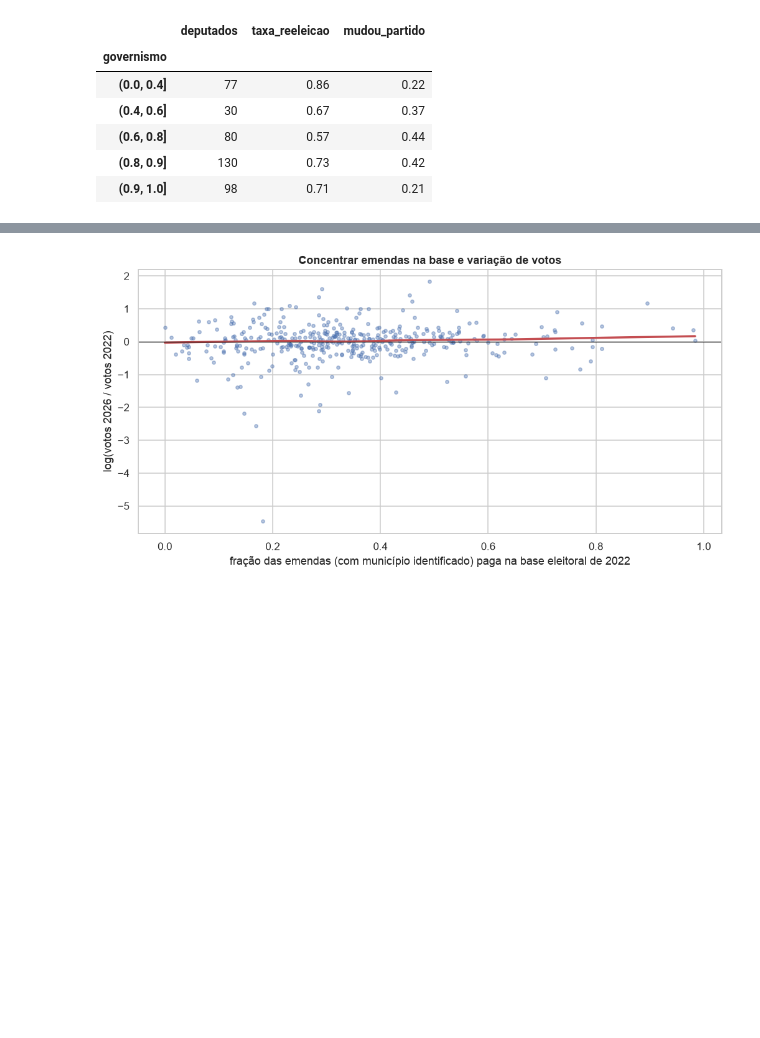
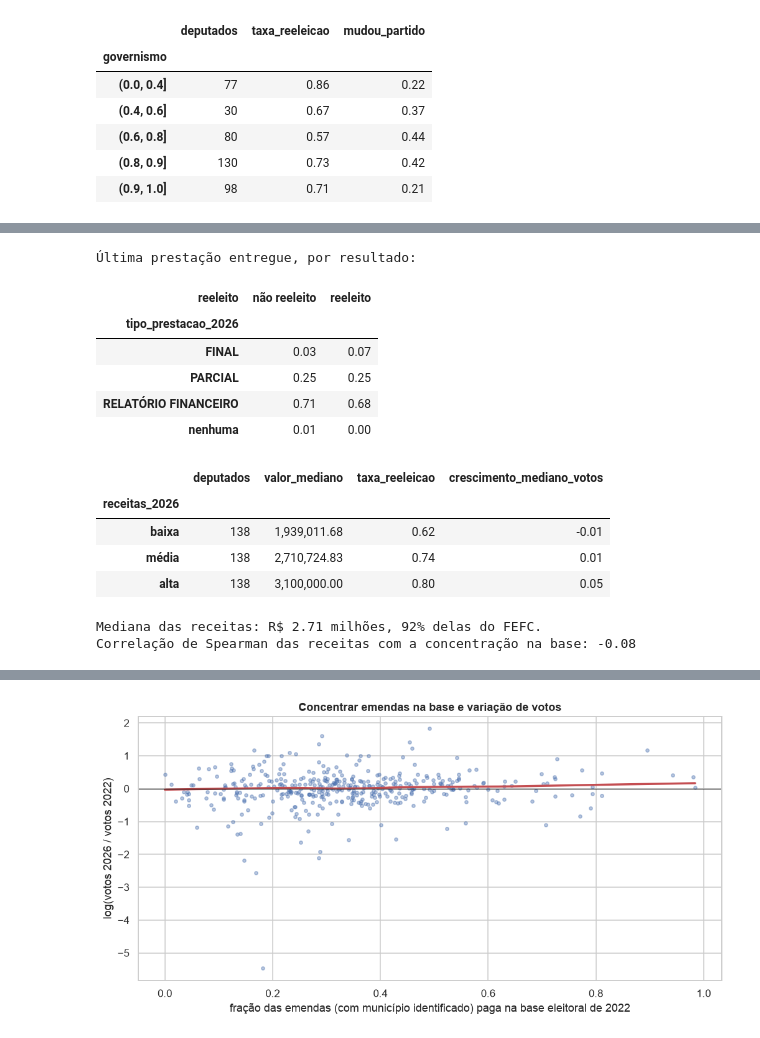
Before and after one commit to marcospflbarreto/eleicoes-2026, a Jupyter notebook: notebooks/04_emendas_reeleicao.ipynb, the cells around one changed output, grey strips where cells are left out. Drawn from its saved outputs; the diff is of its cells as text; code cells hidden in the pictures; blank space fills up the shorter version.

```diff
--- a/notebooks/04_emendas_reeleicao.ipynb
+++ b/notebooks/04_emendas_reeleicao.ipynb
@@ -308,3 +315,27 @@ governismo (faixas fixas: a oposição fica quase toda abaixo de 0,4)
+# %%
+print("Última prestação entregue, por resultado:")
+display(pd.crosstab(r["tipo_prestacao_2026"].fillna("nenhuma"), r["reeleito"].map({1: "reeleito", 0: "não reeleito"}),
+                    normalize="columns").round(2))
+display(taxa_por_faixa("receitas_2026"))
+print(f"Mediana das receitas: R$ {r['receitas_2026'].median() / 1e6:.2f} milhões, "
+      f"{r['pct_fefc_2026'].median():.0%} delas do FEFC.")
+print("Correlação de Spearman das receitas com a concentração na base:",
+      f"{r[['receitas_2026', 'pct_na_base']].corr('spearman').iloc[0, 1]:+.2f}")
+# %% [output]
+Última prestação entregue, por resultado:
+| reeleito | não reeleito | reeleito |
+| tipo_prestacao_2026 |  |  |
+| FINAL | 0.03 | 0.07 |
+| PARCIAL | 0.25 | 0.25 |
+| RELATÓRIO FINANCEIRO | 0.71 | 0.68 |
+| nenhuma | 0.01 | 0.00 |
+|  | deputados | valor_mediano | taxa_reeleicao | crescimento_mediano_votos |
+| receitas_2026 |  |  |  |  |
+| baixa | 138 | 1,939,011.68 | 0.62 | -0.01 |
+| média | 138 | 2,710,724.83 | 0.74 | 0.01 |
+| alta | 138 | 3,100,000.00 | 0.80 | 0.05 |
+Mediana das receitas: R$ 2.71 milhões, 92% delas do FEFC.
+Correlação de Spearman das receitas com a concentração na base: -0.08
 # %% [markdown]
 **Regressões.** Duas medidas de resultado, para quem disputou em 2026:
 - `reeleito` (0 ou 1), em modelo de probabilidade linear: o coeficiente é a mudança na chance de reeleição;
```
Also changed, not shown: parts of 7 cells of this notebook, 12 other files.
